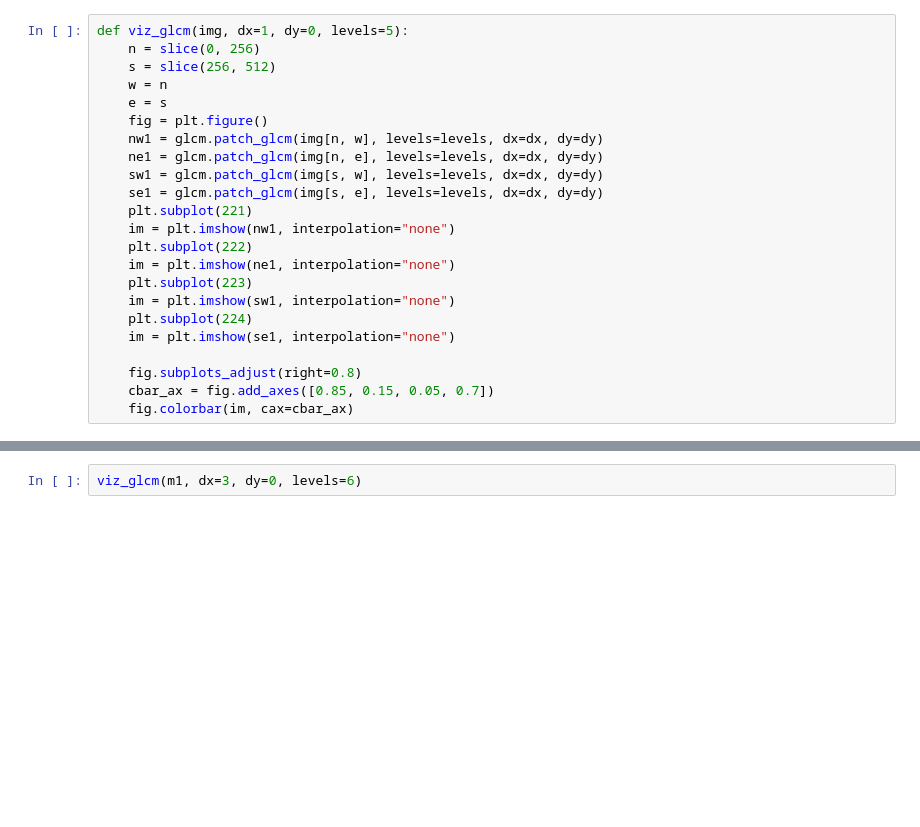
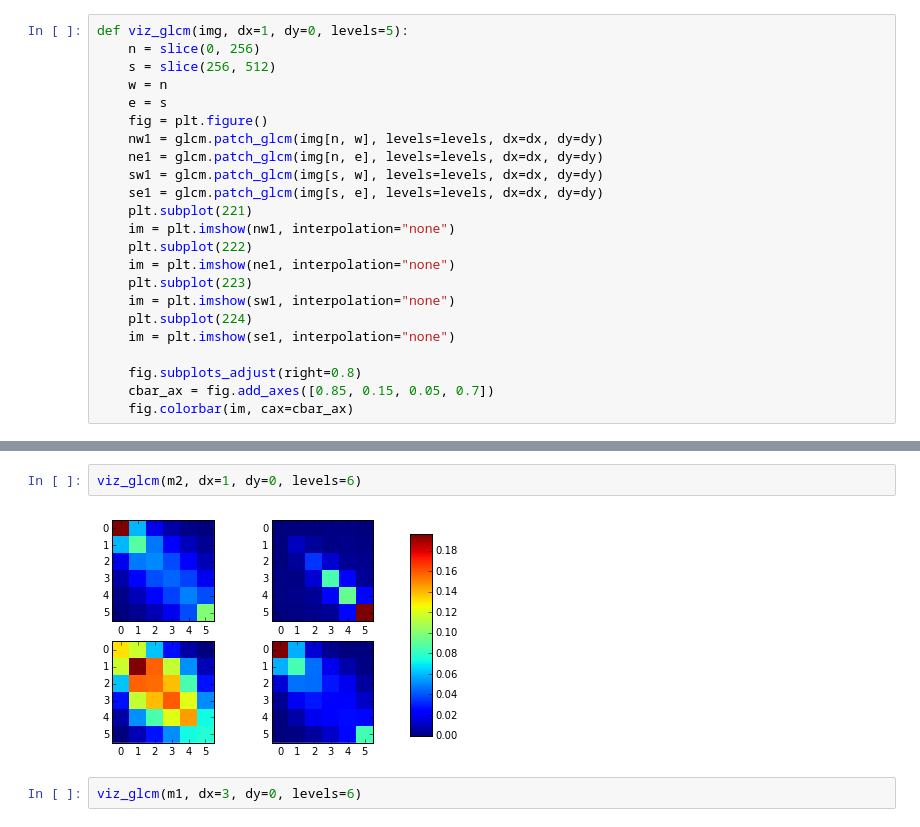
Before and after one commit to burk/inf4300, a Jupyter notebook: oblig1/analysis.ipynb, the cells around one changed output, grey strips where cells are left out. Saved outputs shown, nothing was run; the diff lists cells and outputs as text; blank space fills up the shorter version.

```diff
--- a/oblig1/analysis.ipynb
+++ b/oblig1/analysis.ipynb
@@ -64,3 +68,7 @@ def viz_glcm(img, dx=1, dy=0, levels=5):
+# %%
+viz_glcm(m2, dx=1, dy=0, levels=6)
+# %% [output]
+[figure, added]
 # %%
 viz_glcm(m1, dx=3, dy=0, levels=6)
 # %% [output]
```
Also changed, not shown: parts of 12 cells of this notebook.
